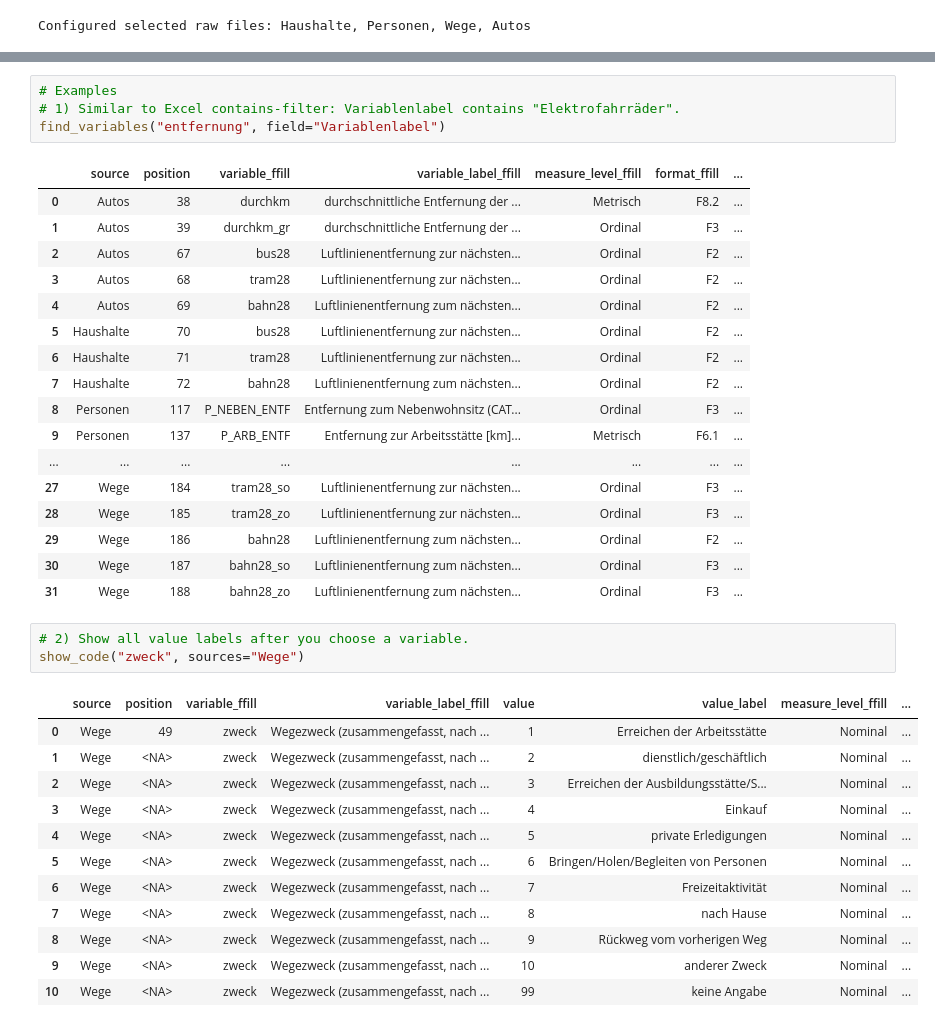
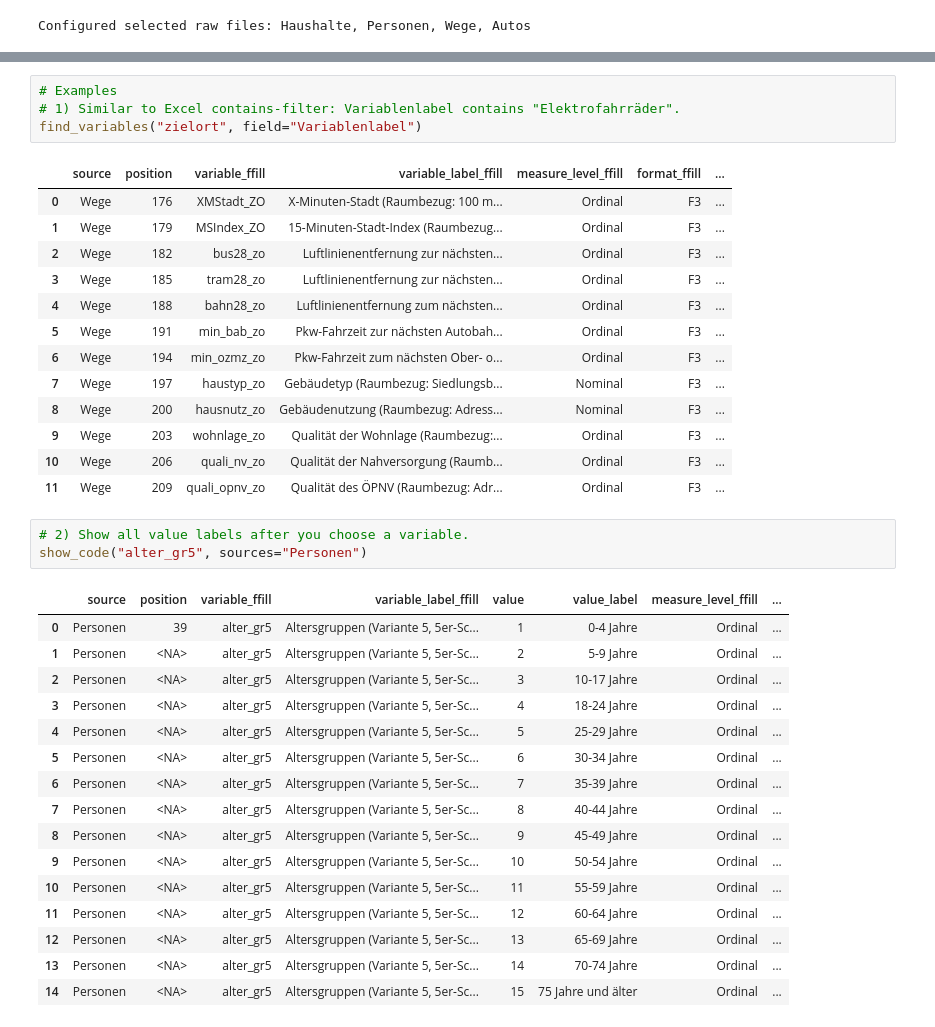
Before and after one commit to Janlin0213/MiD2023-bei-VW, a Jupyter notebook: notebooks/CodeBook_helper.ipynb, the cells around one changed output, grey strips where cells are left out. Drawn from its saved outputs; the diff is of its cells as text.

```diff
--- a/notebooks/CodeBook_helper.ipynb
+++ b/notebooks/CodeBook_helper.ipynb
@@ -434,38 +354,38 @@ selected_raw_column_descriptions("Autos")
 # %%
 # Examples
 # 1) Similar to Excel contains-filter: Variablenlabel contains "Elektrofahrräder".
-find_variables("entfernung", field="Variablenlabel")
+find_variables("zielort", field="Variablenlabel")
 # %% [output]
 |  | source | position | variable_ffill | variable_label_ffill | measure_level_ffill | format_ffill | ... |
-| 0 | Autos | 38 | durchkm | durchschnittliche Entfernung der ... | Metrisch | F8.2 | ... |
-| 1 | Autos | 39 | durchkm_gr | durchschnittliche Entfernung der ... | Ordinal | F3 | ... |
-| 2 | Autos | 67 | bus28 | Luftlinienentfernung zur nächsten... | Ordinal | F2 | ... |
-| 3 | Autos | 68 | tram28 | Luftlinienentfernung zur nächsten... | Ordinal | F2 | ... |
-| 4 | Autos | 69 | bahn28 | Luftlinienentfernung zum nächsten... | Ordinal | F2 | ... |
-| 5 | Haushalte | 70 | bus28 | Luftlinienentfernung zur nächsten... | Ordinal | F2 | ... |
-| 6 | Haushalte | 71 | tram28 | Luftlinienentfernung zur nächsten... | Ordinal | F2 | ... |
-| 7 | Haushalte | 72 | bahn28 | Luftlinienentfernung zum nächsten... | Ordinal | F2 | ... |
-| 8 | Personen | 117 | P_NEBEN_ENTF | Entfernung zum Nebenwohnsitz (CAT... | Ordinal | F3 | ... |
-| 9 | Personen | 137 | P_ARB_ENTF | Entfernung zur Arbeitsstätte [km]... | Metrisch | F6.1 | ... |
-| ... | ... | ... | ... | ... | ... | ... | ... |
-| 27 | Wege | 184 | tram28_so | Luftlinienentfernung zur nächsten... | Ordinal | F3 | ... |
-| 28 | Wege | 185 | tram28_zo | Luftlinienentfernung zur nächsten... | Ordinal | F3 | ... |
-| 29 | Wege | 186 | bahn28 | Luftlinienentfernung zum nächsten... | Ordinal | F2 | ... |
-| 30 | Wege | 187 | bahn28_so | Luftlinienentfernung zum nächsten... | Ordinal | F3 | ... |
-| 31 | Wege | 188 | bahn28_zo | Luftlinienentfernung zum nächsten... | Ordinal | F3 | ... |
+| 0 | Wege | 176 | XMStadt_ZO | X-Minuten-Stadt (Raumbezug: 100 m... | Ordinal | F3 | ... |
+| 1 | Wege | 179 | MSIndex_ZO | 15-Minuten-Stadt-Index (Raumbezug... | Ordinal | F3 | ... |
+| 2 | Wege | 182 | bus28_zo | Luftlinienentfernung zur nächsten... | Ordinal | F3 | ... |
+| 3 | Wege | 185 | tram28_zo | Luftlinienentfernung zur nächsten... | Ordinal | F3 | ... |
+| 4 | Wege | 188 | bahn28_zo | Luftlinienentfernung zum nächsten... | Ordinal | F3 | ... |
+| 5 | Wege | 191 | min_bab_zo | Pkw-Fahrzeit zur nächsten Autobah... | Ordinal | F3 | ... |
+| 6 | Wege | 194 | min_ozmz_zo | Pkw-Fahrzeit zum nächsten Ober- o... | Ordinal | F3 | ... |
+| 7 | Wege | 197 | haustyp_zo | Gebäudetyp (Raumbezug: Siedlungsb... | Nominal | F3 | ... |
+| 8 | Wege | 200 | hausnutz_zo | Gebäudenutzung (Raumbezug: Adress... | Nominal | F3 | ... |
+| 9 | Wege | 203 | wohnlage_zo | Qualität der Wohnlage (Raumbezug:... | Ordinal | F3 | ... |
+| 10 | Wege | 206 | quali_nv_zo | Qualität der Nahversorgung (Raumb... | Ordinal | F3 | ... |
+| 11 | Wege | 209 | quali_opnv_zo | Qualität des ÖPNV (Raumbezug: Adr... | Ordinal | F3 | ... |
 # %%
 # 2) Show all value labels after you choose a variable.
-show_code("zweck", sources="Wege")
+show_code("alter_gr5", sources="Personen")
 # %% [output]
 |  | source | position | variable_ffill | variable_label_ffill | value | value_label | measure_level_ffill | ... |
-| 0 | Wege | 49 | zweck | Wegezweck (zusammengefasst, nach ... | 1 | Erreichen der Arbeitsstätte | Nominal | ... |
-| 1 | Wege | <NA> | zweck | Wegezweck (zusammengefasst, nach ... | 2 | dienstlich/geschäftlich | Nominal | ... |
-| 2 | Wege | <NA> | zweck | Wegezweck (zusammengefasst, nach ... | 3 | Erreichen der Ausbildungsstätte/S... | Nominal | ... |
-| 3 | Wege | <NA> | zweck | Wegezweck (zusammengefasst, nach ... | 4 | Einkauf | Nominal | ... |
-| 4 | Wege | <NA> | zweck | Wegezweck (zusammengefasst, nach ... | 5 | private Erledigungen | Nominal | ... |
-| 5 | Wege | <NA> | zweck | Wegezweck (zusammengefasst, nach ... | 6 | Bringen/Holen/Begleiten von Personen | Nominal | ... |
-| 6 | Wege | <NA> | zweck | Wegezweck (zusammengefasst, nach ... | 7 | Freizeitaktivität | Nominal | ... |
-| 7 | Wege | <NA> | zweck | Wegezweck (zusammengefasst, nach ... | 8 | nach Hause | Nominal | ... |
-| 8 | Wege | <NA> | zweck | Wegezweck (zusammengefasst, nach ... | 9 | Rückweg vom vorherigen Weg | Nominal | ... |
-| 9 | Wege | <NA> | zweck | Wegezweck (zusammengefasst, nach ... | 10 | anderer Zweck | Nominal | ... |
-| 10 | Wege | <NA> | zweck | Wegezweck (zusammengefasst, nach ... | 99 | keine Angabe | Nominal | ... |
+| 0 | Personen | 39 | alter_gr5 | Altersgruppen (Variante 5, 5er-Sc... | 1 | 0-4 Jahre | Ordinal | ... |
+| 1 | Personen | <NA> | alter_gr5 | Altersgruppen (Variante 5, 5er-Sc... | 2 | 5-9 Jahre | Ordinal | ... |
+| 2 | Personen | <NA> | alter_gr5 | Altersgruppen (Variante 5, 5er-Sc... | 3 | 10-17 Jahre | Ordinal | ... |
+| 3 | Personen | <NA> | alter_gr5 | Altersgruppen (Variante 5, 5er-Sc... | 4 | 18-24 Jahre | Ordinal | ... |
+| 4 | Personen | <NA> | alter_gr5 | Altersgruppen (Variante 5, 5er-Sc... | 5 | 25-29 Jahre | Ordinal | ... |
+| 5 | Personen | <NA> | alter_gr5 | Altersgruppen (Variante 5, 5er-Sc... | 6 | 30-34 Jahre | Ordinal | ... |
+| 6 | Personen | <NA> | alter_gr5 | Altersgruppen (Variante 5, 5er-Sc... | 7 | 35-39 Jahre | Ordinal | ... |
+| 7 | Personen | <NA> | alter_gr5 | Altersgruppen (Variante 5, 5er-Sc... | 8 | 40-44 Jahre | Ordinal | ... |
+| 8 | Personen | <NA> | alter_gr5 | Altersgruppen (Variante 5, 5er-Sc... | 9 | 45-49 Jahre | Ordinal | ... |
+| 9 | Personen | <NA> | alter_gr5 | Altersgruppen (Variante 5, 5er-Sc... | 10 | 50-54 Jahre | Ordinal | ... |
+| 10 | Personen | <NA> | alter_gr5 | Altersgruppen (Variante 5, 5er-Sc... | 11 | 55-59 Jahre | Ordinal | ... |
+| 11 | Personen | <NA> | alter_gr5 | Altersgruppen (Variante 5, 5er-Sc... | 12 | 60-64 Jahre | Ordinal | ... |
+| 12 | Personen | <NA> | alter_gr5 | Altersgruppen (Variante 5, 5er-Sc... | 13 | 65-69 Jahre | Ordinal | ... |
+| 13 | Personen | <NA> | alter_gr5 | Altersgruppen (Variante 5, 5er-Sc... | 14 | 70-74 Jahre | Ordinal | ... |
+| 14 | Personen | <NA> | alter_gr5 | Altersgruppen (Variante 5, 5er-Sc... | 15 | 75 Jahre und älter | Ordinal | ... |
```
Also changed, not shown: parts of 5 cells of this notebook, 11 other files.
